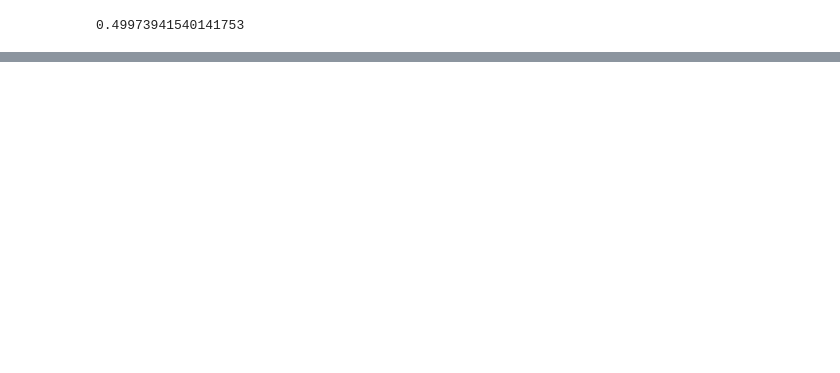
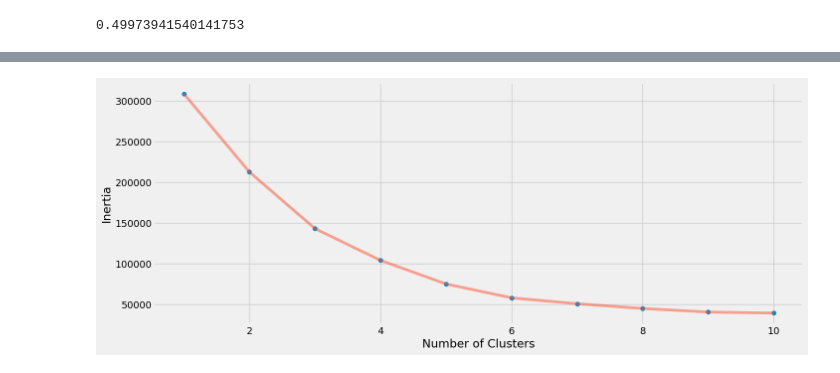
Before and after one commit to thanhluan15/data-mining-course, a Jupyter notebook: lab5/bai3.ipynb, the cells around one changed output, grey strips where cells are left out. Cells and saved outputs as stored; diff of their text form; code cells hidden in the pictures; blank space fills up the shorter version.

```diff
--- a/lab5/bai1.ipynb
+++ b/lab5/bai3.ipynb
@@ -162 +213,10 @@ The default value of `n_init` will change from 10 to 'auto' in 1.4. Set the valu
+# %%
+plt.figure(1, figsize=(15, 6))
+plt.plot(np.arange(1, 11), inertia, 'o')
+plt.plot(np.arange(1, 11), inertia, '-', alpha = 0.5)
+plt.xlabel('Number of Clusters')
+plt.ylabel('Inertia')
+plt.show()
+# %% [output]
+[figure, added]
 # %%
```
Also changed, not shown: parts of 27 cells of this notebook, 11 other files.
